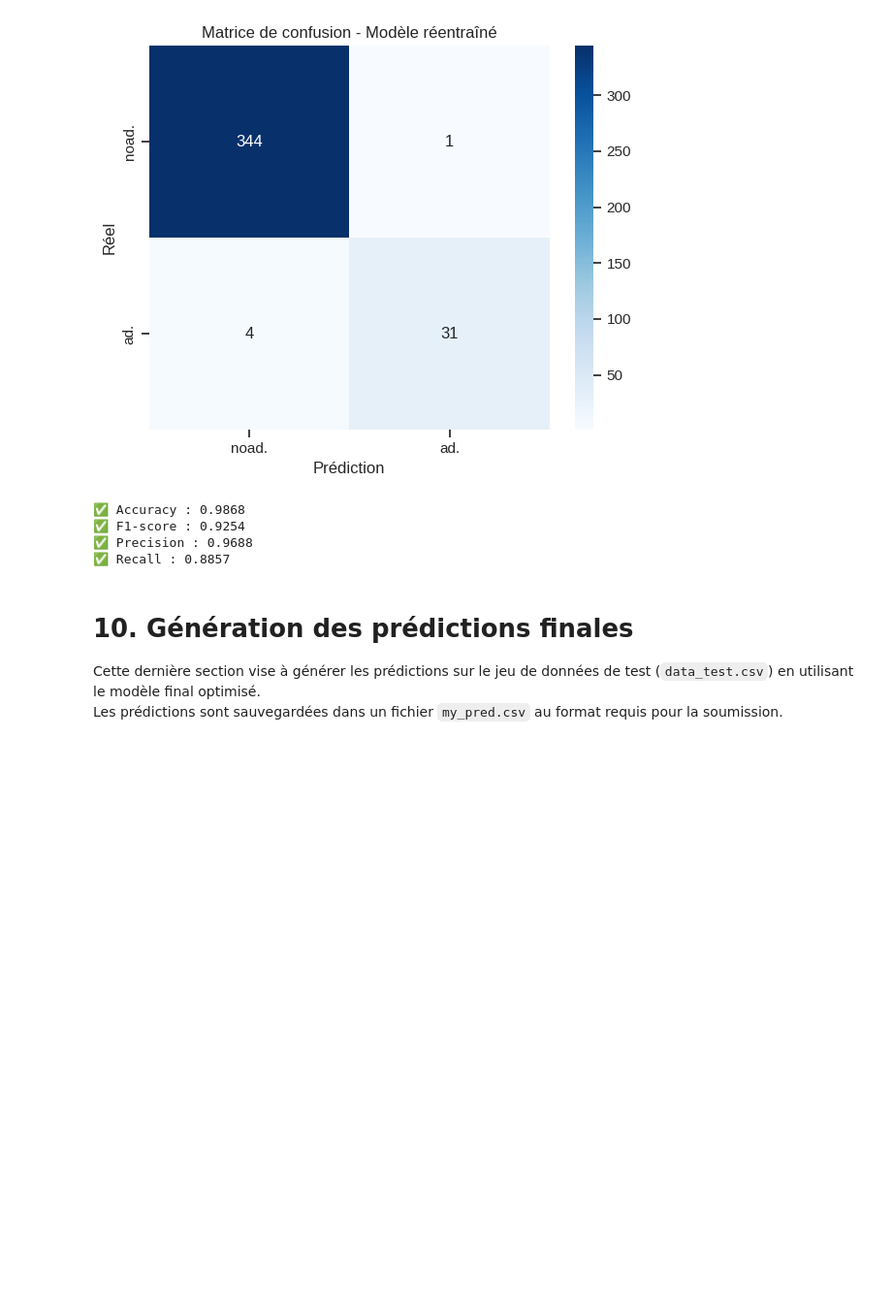
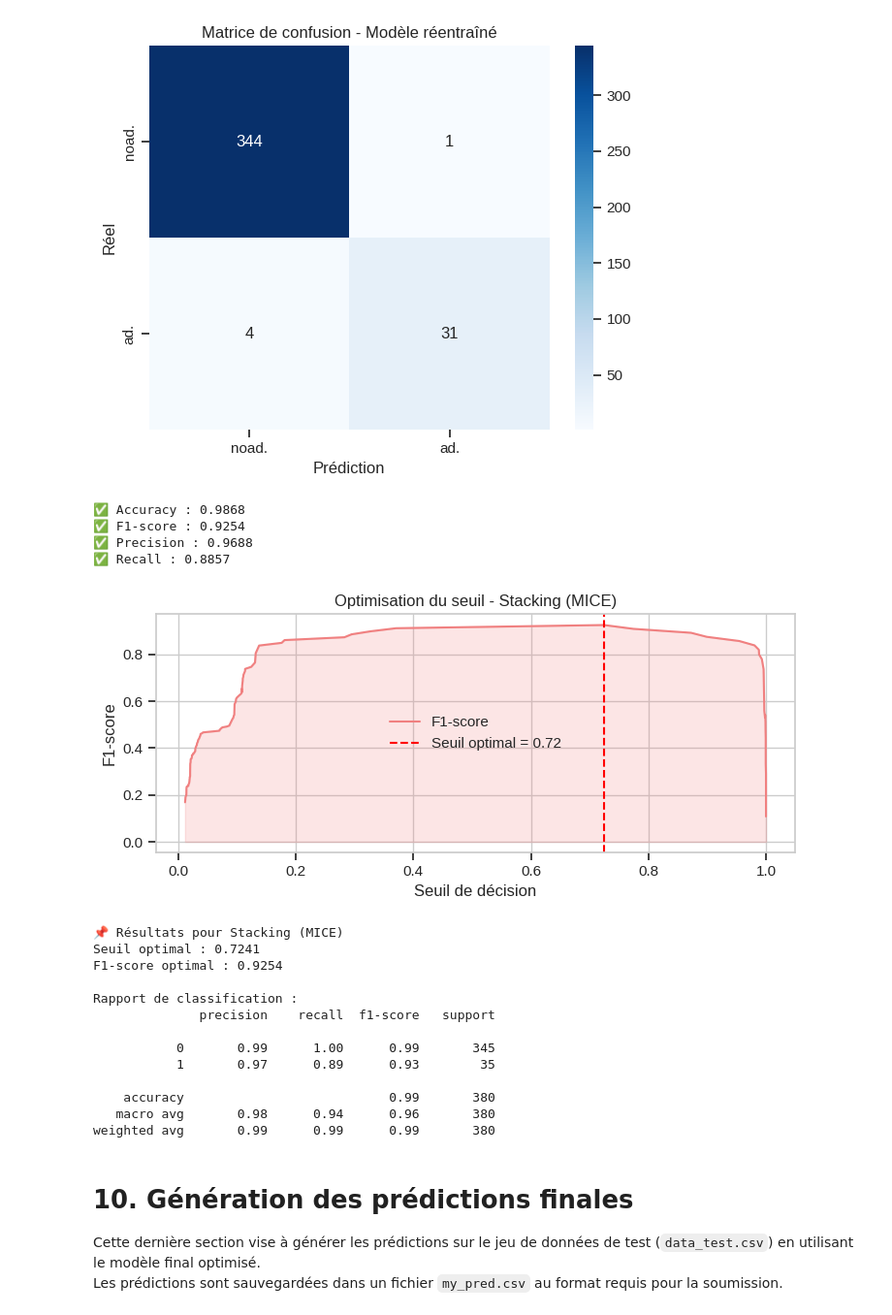
Before and after one commit to Abdoullatuf/projet_sta211_version_modulaire, a Jupyter notebook: notebooks/02_Modelisation_Optimisation_updated.ipynb, the cells around one changed output. Shown at 97% size. Saved outputs shown, nothing was run; the diff lists cells and outputs as text; code cells hidden in the pictures; blank space fills up the shorter version.

Commit message:
Mises à jours du notebook de modélisation 02_Modelisation_Optimisation_update

```diff
--- a/notebooks/02_Modelisation_Optimisation_updated.ipynb
+++ b/notebooks/02_Modelisation_Optimisation_updated.ipynb
@@ -193,6 +414,11 @@ AVAILABLE_DATAFRAMES = {
     'knn_with_outliers': pd.read_parquet(DATA_PROCESSED / "final_dataset_knn_with_outliers.parquet"),
     'knn_no_outliers': pd.read_parquet(DATA_PROCESSED / "final_dataset_knn_no_outliers.parquet")
 }
+# 🔍 Affichage de la distribution de la variable cible
+for name, df in AVAILABLE_DATAFRAMES.items():
+    if 'outcome' in df.columns:
+        print(f"📊 {name} :")
+        print(df['outcome'].value_counts(normalize=True), "\n")
 
 # Fonction utilitaire pour charger un dataset par nom
 def load_selected_dataset(name: str) -> pd.DataFrame:
@@ -1576,10 +1882,19 @@ Les variables optimales ont été enregistrées dans le fichier :
 # %%
 
 # Réentrainons le meilleur stacking avec les features optimales
-from modeling import retrain_model_with_selected_features
+#from modeling import retrain_model_with_selected_features
 
 # Chargement des variables optimales
 optimal_features_mice = joblib.load(paths["MODELS_DIR"] / "optimal_features_mice_stack.joblib")
+
+
+# Définition du grid de recherche (pour StackingClassifier)
+param_grid_stacking = {
+    'classifier__final_estimator__n_estimators': [100, 200, 300],
+    'classifier__final_estimator__max_depth': [6, 10, None],
+    'classifier__final_estimator__min_samples_split': [2, 5],
+    'classifier__final_estimator__max_features': ['sqrt', 0.5]
+}
 
 # Réentraînement avec sélection
 model_mice_retrained, score, model_path = retrain_model_with_selected_features(
@@ -1589,9 +1904,12 @@ model_mice_retrained, score, model_path = retrain_model_with_selected_features(
     X_test=X_test_mice_preprocessed_df,
     y_test=y_test_mice,
     selected_features=optimal_features_mice,
+    model_name="Stacking",
+    dataset_name="MICE",
     save_dir=paths["MODELS_DIR"],
-    model_name="Stacking",
-    dataset_name="MICE"
+    param_grid=param_grid_stacking,
+    search_type="grid",   # 🔁 'grid' ou 'random'
+    cv=5
 )
 
 print(f"✅ Réentraînement terminé avec F1-score = {score:.4f}")
@@ -1654,3 +1973,31 @@ weighted avg     0.9867    0.9868    0.9866       380
 ✅ F1-score : 0.9254
 ✅ Precision : 0.9688
 ✅ Recall : 0.8857
+# %%
+
+from modeling.optimize_threshold import optimize_threshold
+
+results = optimize_threshold(
+    model=model_mice_retrained,
+    X_test=X_test_mice_preprocessed_df[optimal_features_mice],
+    y_test=y_test_mice,
+    model_name="Stacking",
+    dataset_name="MICE",
+    figures_dir=paths["FIGURES_MODELING_DIR"],
+    json_dir=paths["THRESHOLDS_DIR"]
+)
+# %% [output]
+[figure, added]
+📌 Résultats pour Stacking (MICE)
+Seuil optimal : 0.7241
+F1-score optimal : 0.9254
+
+Rapport de classification :
+              precision    recall  f1-score   support
+
+           0       0.99      1.00      0.99       345
+           1       0.97      0.89      0.93        35
+
+    accuracy                           0.99       380
+   macro avg       0.98      0.94      0.96       380
+weighted avg       0.99      0.99      0.99       380
```
Also changed, not shown: parts of 25 cells of this notebook, 6 other files.
